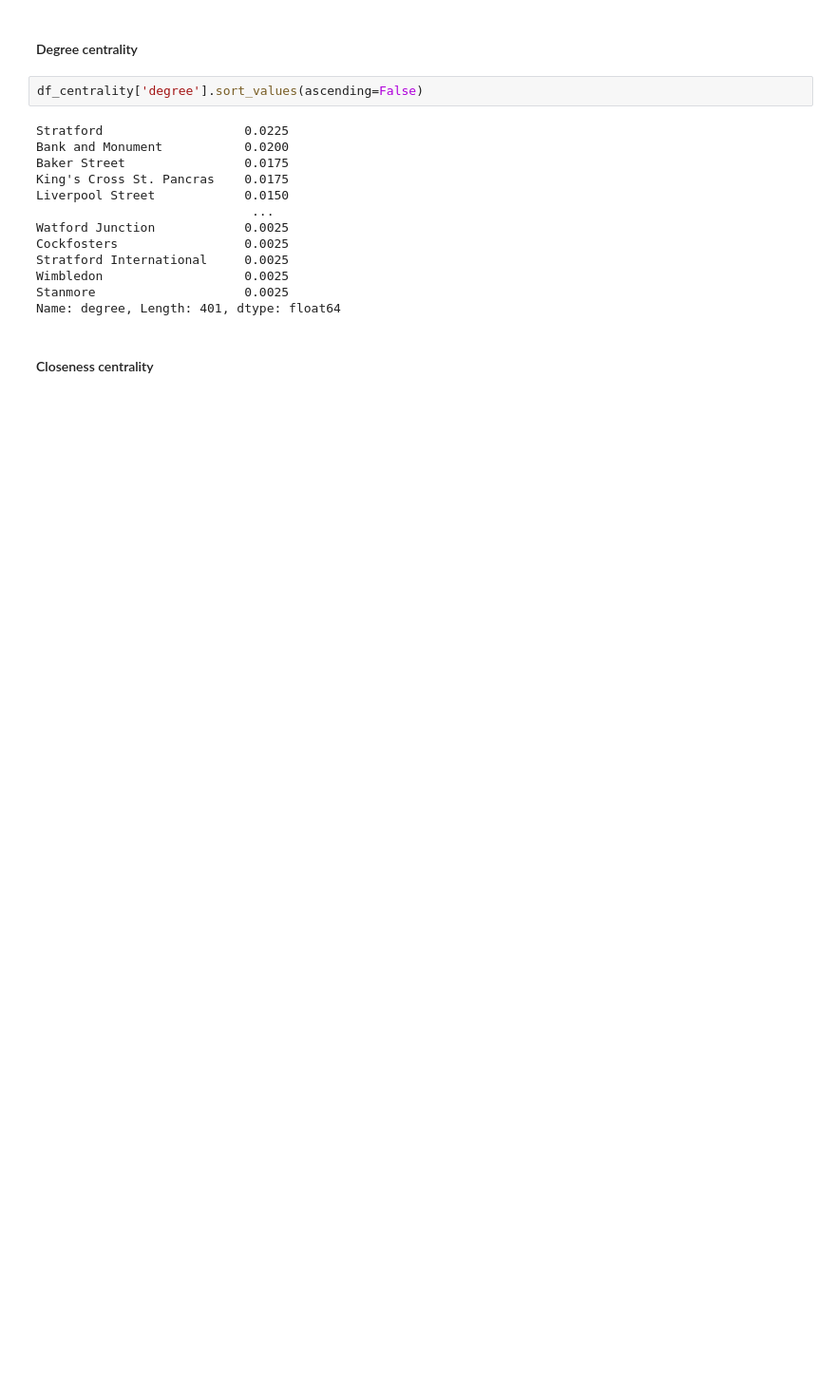
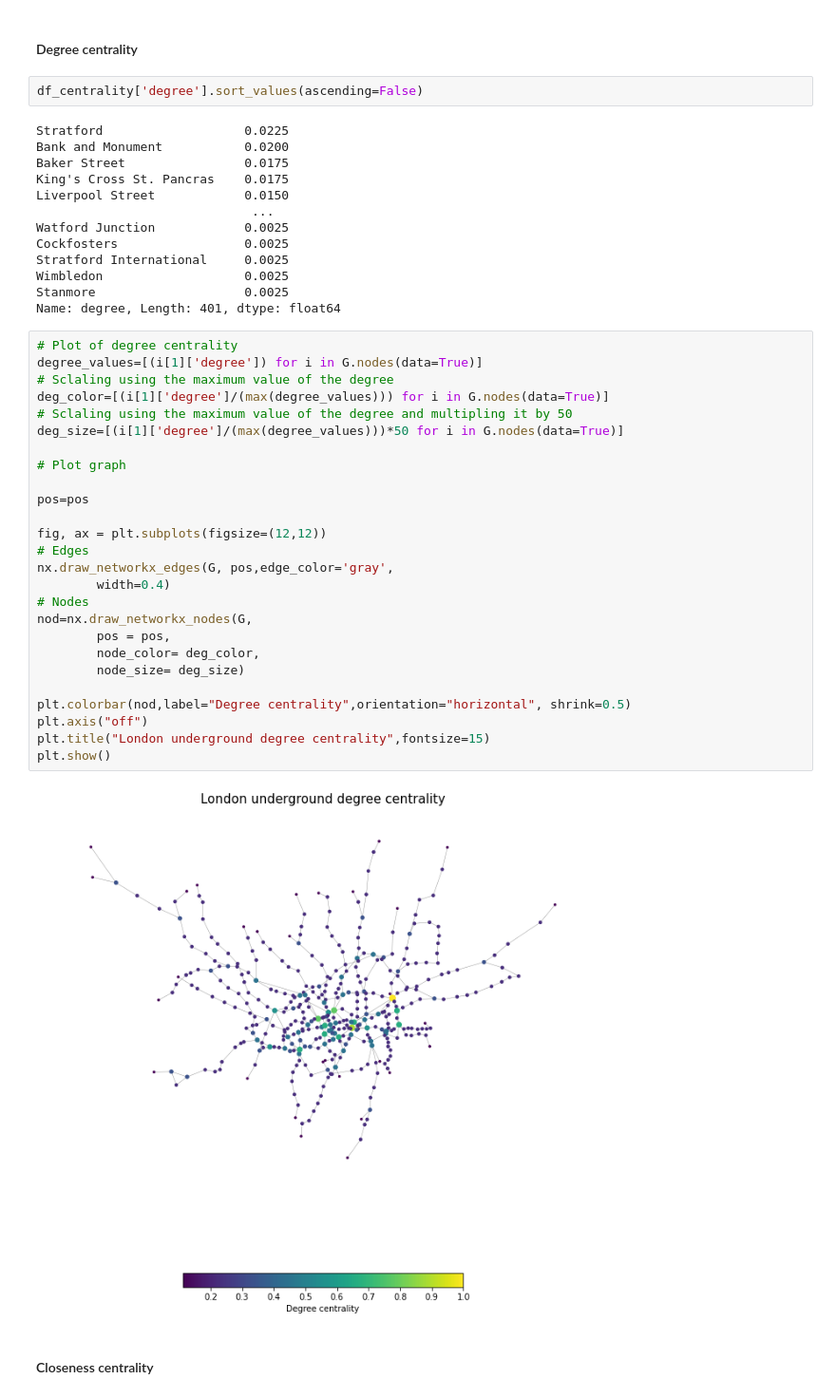
Before and after one commit to rpoandres/US_Assessment, a Jupyter notebook: US_Assessment.ipynb, the cells around one changed output. Shown at 95% size. Drawn from its saved outputs; the diff is of its cells as text; blank space fills up the shorter version.

```diff
--- a/US_Assessment.ipynb
+++ b/US_Assessment.ipynb
@@ -232,6 +234,34 @@ Stratford International     0.0025
 Wimbledon                   0.0025
 Stanmore                    0.0025
 Name: degree, Length: 401, dtype: float64
+# %%
+# Plot of degree centrality
+degree_values=[(i[1]['degree']) for i in G.nodes(data=True)]
+# Sclaling using the maximum value of the degree
+deg_color=[(i[1]['degree']/(max(degree_values))) for i in G.nodes(data=True)]
+# Sclaling using the maximum value of the degree and multipling it by 50
+deg_size=[(i[1]['degree']/(max(degree_values)))*50 for i in G.nodes(data=True)]
+
+# Plot graph
+
+pos=pos
+
+fig, ax = plt.subplots(figsize=(12,12))
+# Edges
+nx.draw_networkx_edges(G, pos,edge_color='gray',
+        width=0.4)
+# Nodes
+nod=nx.draw_networkx_nodes(G,
+        pos = pos,
+        node_color= deg_color,
+        node_size= deg_size)
+
+plt.colorbar(nod,label="Degree centrality",orientation="horizontal", shrink=0.5)
+plt.axis("off")
+plt.title("London underground degree centrality",fontsize=15)
+plt.show()
+# %% [output]
+[figure, added]
 # %% [markdown]
 #### Closeness centrality
 # %%
```
Also changed, not shown: parts of 14 cells of this notebook.
